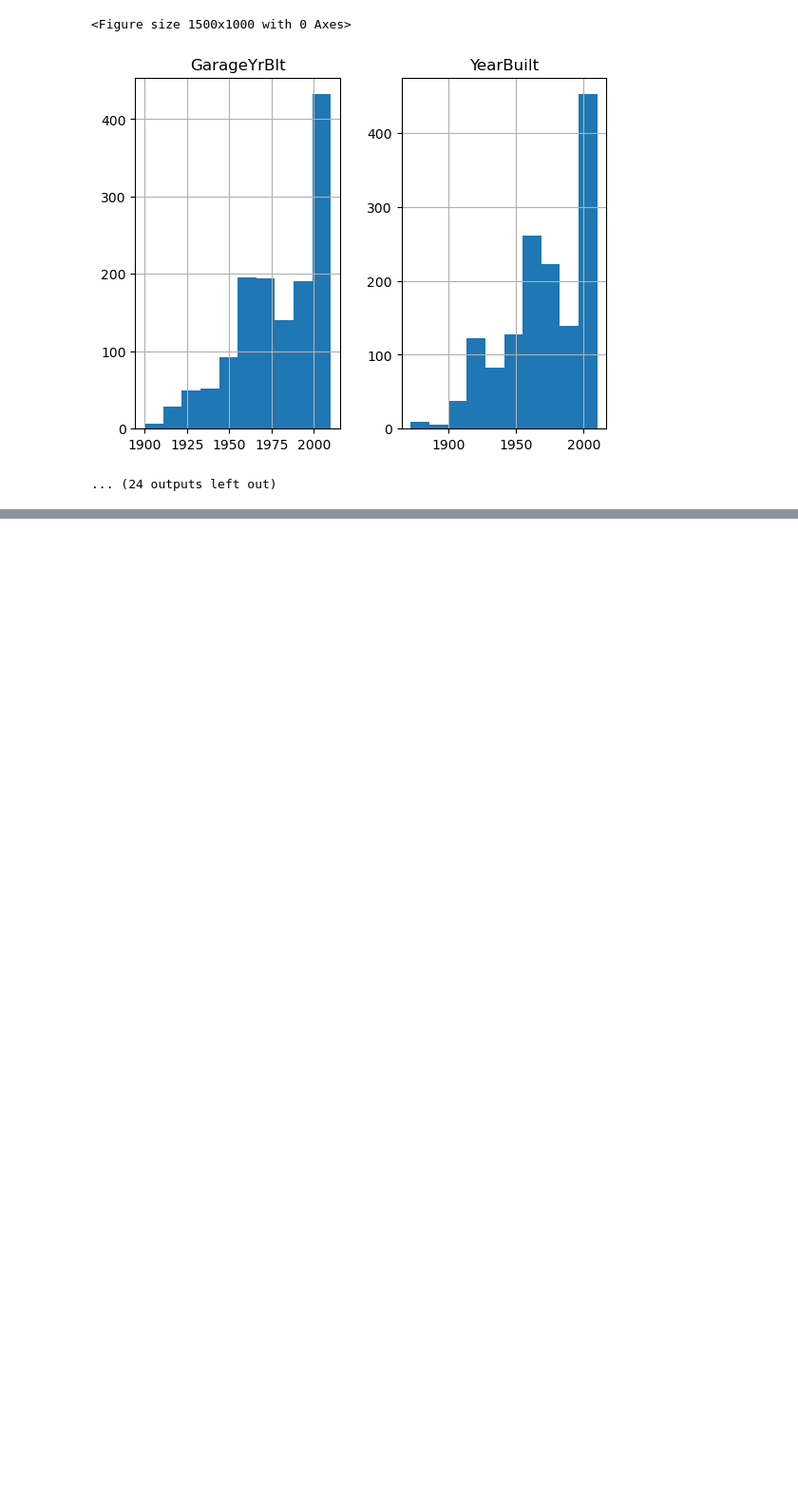
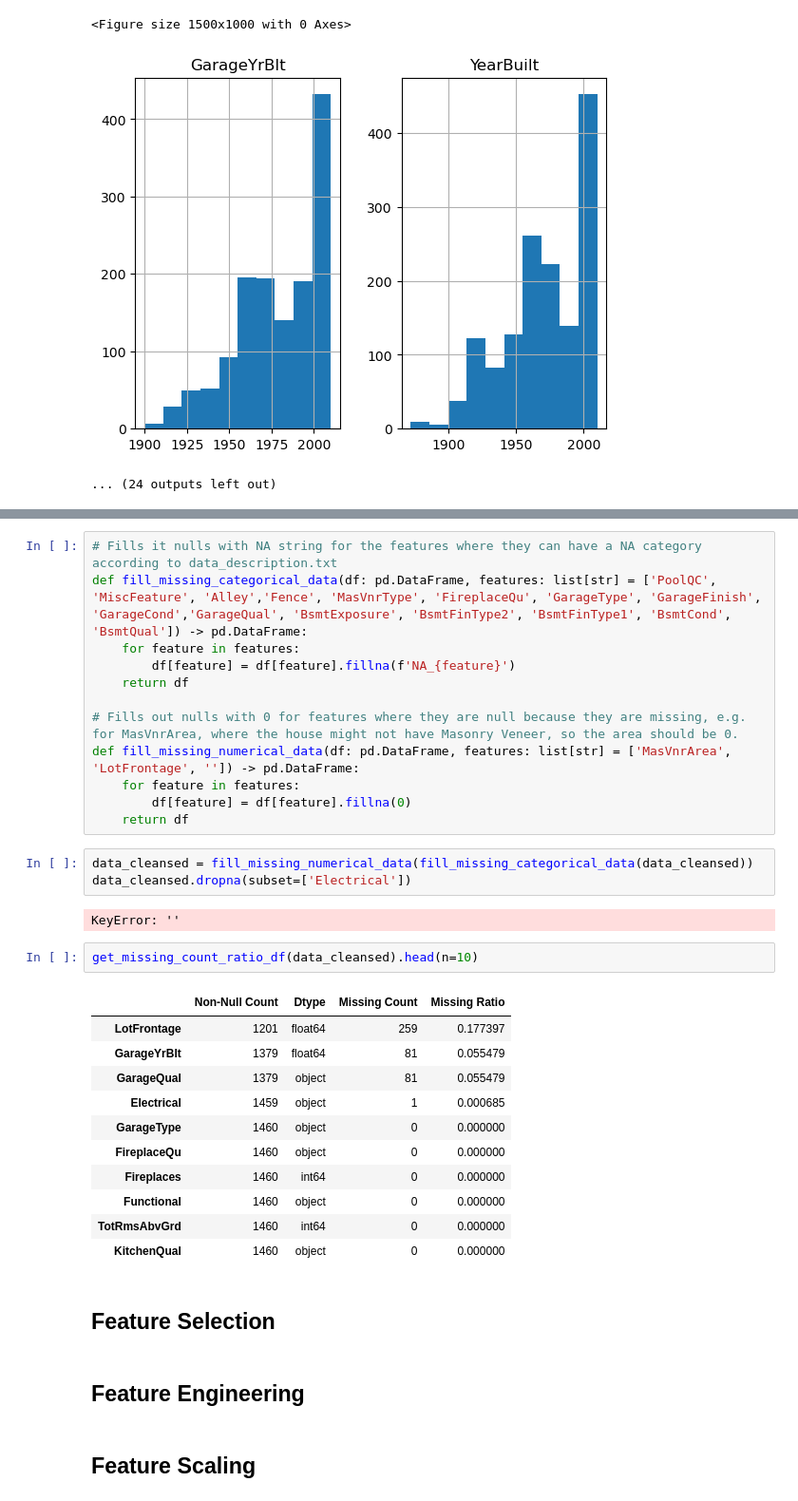
Before and after one commit to michaelbui99/mal-assignment-7, a Jupyter notebook: assignment_7.ipynb, the cells around one changed output, grey strips where cells are left out. Shown at 95% size. Saved outputs shown, nothing was run; the diff lists cells and outputs as text; blank space fills up the shorter version.

```diff
--- a/assignment_7.ipynb
+++ b/assignment_7.ipynb
@@ -346,0 +381,37 @@ We notice that some of the features are either very positive-skewed/right-skewed
+# %%
+# Fills it nulls with NA string for the features where they can have a NA category according to data_description.txt
+def fill_missing_categorical_data(df: pd.DataFrame, features: list[str] = ['PoolQC', 'MiscFeature', 'Alley','Fence', 'MasVnrType', 'FireplaceQu', 'GarageType', 'GarageFinish', 'GarageCond','GarageQual', 'BsmtExposure', 'BsmtFinType2', 'BsmtFinType1', 'BsmtCond', 'BsmtQual']) -> pd.DataFrame:
+    for feature in features:
+        df[feature] = df[feature].fillna(f'NA_{feature}')
+    return df
+
+# Fills out nulls with 0 for features where they are null because they are missing, e.g. for MasVnrArea, where the house might not have Masonry Veneer, so the area should be 0.
+def fill_missing_numerical_data(df: pd.DataFrame, features: list[str] = ['MasVnrArea', 'LotFrontage', '']) -> pd.DataFrame:
+    for feature in features:
+        df[feature] = df[feature].fillna(0)
+    return df
+# %%
+data_cleansed = fill_missing_numerical_data(fill_missing_categorical_data(data_cleansed))
+data_cleansed.dropna(subset=['Electrical'])
+# %% [output]
+KeyError: ''
+# %%
+get_missing_count_ratio_df(data_cleansed).head(n=10)
+# %% [output]
+|  | Non-Null Count | Dtype | Missing Count | Missing Ratio |
+| LotFrontage | 1201 | float64 | 259 | 0.177397 |
+| GarageYrBlt | 1379 | float64 | 81 | 0.055479 |
+| GarageQual | 1379 | object | 81 | 0.055479 |
+| Electrical | 1459 | object | 1 | 0.000685 |
+| GarageType | 1460 | object | 0 | 0.000000 |
+| FireplaceQu | 1460 | object | 0 | 0.000000 |
+| Fireplaces | 1460 | int64 | 0 | 0.000000 |
+| Functional | 1460 | object | 0 | 0.000000 |
+| TotRmsAbvGrd | 1460 | int64 | 0 | 0.000000 |
+| KitchenQual | 1460 | object | 0 | 0.000000 |
+# %% [markdown]
+## Feature Selection
+# %% [markdown]
+## Feature Engineering
+# %% [markdown]
+## Feature Scaling
```
Also changed, not shown: parts of 10 cells of this notebook.
